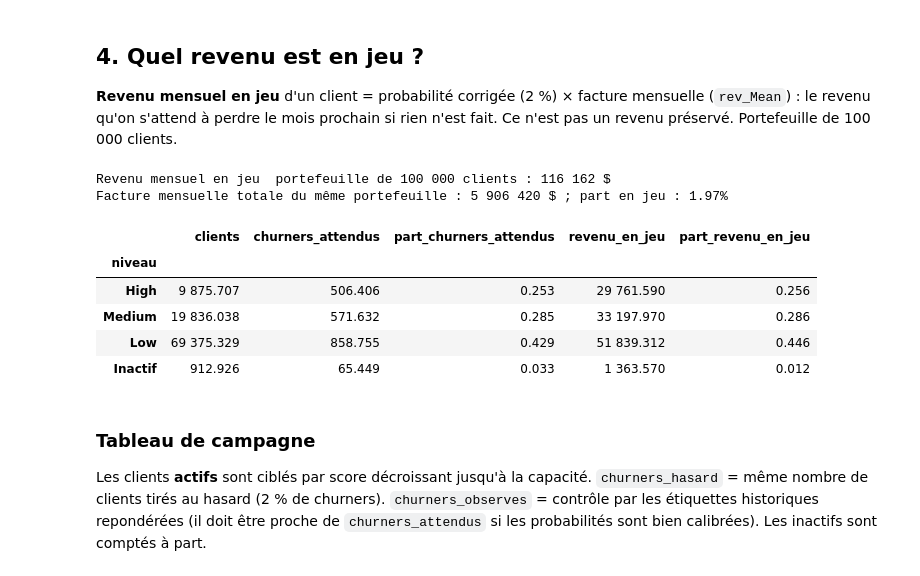
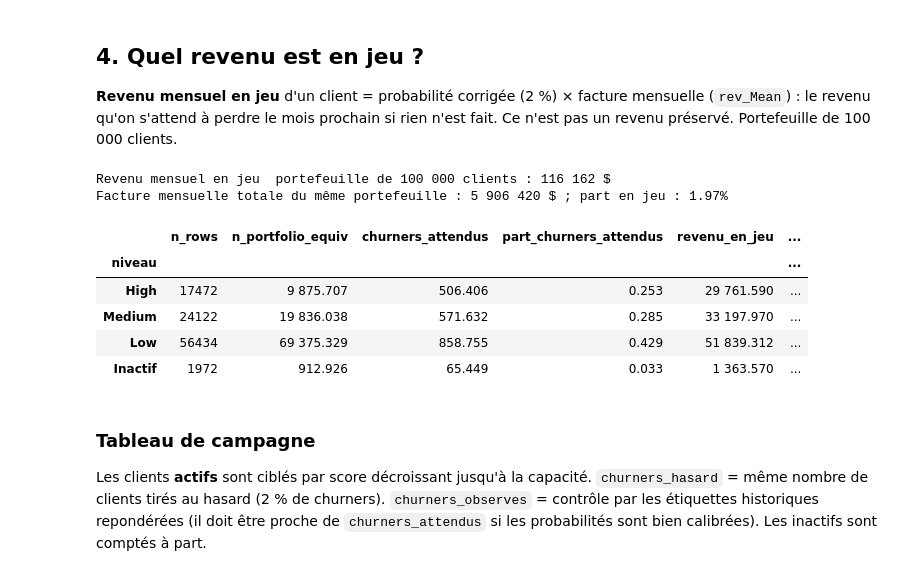
Before and after one commit to malek-ksouri/telecom_churn, a Jupyter notebook: notebooks/08_business_analysis.ipynb, the cells around one changed output. Cells and saved outputs as stored; diff of their text form; code cells hidden in the pictures.

```diff
--- a/notebooks/08_business_analysis.ipynb
+++ b/notebooks/08_business_analysis.ipynb
@@ -338,18 +338,18 @@ Le choix du segment prioritaire dépend donc de l'objectif : **nombre de départ
 # %%
 total = tiers["revenu_en_jeu"].sum()
 print(f"Revenu mensuel en jeu, portefeuille de 100 000 clients : {total:,.0f} $".replace(",", " "))
 bill = tiers["facture_mensuelle"].sum()
 print(f"Facture mensuelle totale du même portefeuille : {bill:,.0f} $ ; part en jeu : {total / bill:.2%}".replace(",", " "))
-tiers[["clients", "churners_attendus", "part_churners_attendus", "revenu_en_jeu", "part_revenu_en_jeu"]]
+tiers[["n_rows", "n_portfolio_equiv", "churners_attendus", "part_churners_attendus", "revenu_en_jeu", "part_revenu_en_jeu"]]
 # %% [output]
 Revenu mensuel en jeu  portefeuille de 100 000 clients : 116 162 $
 Facture mensuelle totale du même portefeuille : 5 906 420 $ ; part en jeu : 1.97%
-|  | clients | churners_attendus | part_churners_attendus | revenu_en_jeu | part_revenu_en_jeu |
-| niveau |  |  |  |  |  |
-| High | 9 875.707 | 506.406 | 0.253 | 29 761.590 | 0.256 |
-| Medium | 19 836.038 | 571.632 | 0.285 | 33 197.970 | 0.286 |
-| Low | 69 375.329 | 858.755 | 0.429 | 51 839.312 | 0.446 |
-| Inactif | 912.926 | 65.449 | 0.033 | 1 363.570 | 0.012 |
+|  | n_rows | n_portfolio_equiv | churners_attendus | part_churners_attendus | revenu_en_jeu | ... |
+| niveau |  |  |  |  |  | ... |
+| High | 17472 | 9 875.707 | 506.406 | 0.253 | 29 761.590 | ... |
+| Medium | 24122 | 19 836.038 | 571.632 | 0.285 | 33 197.970 | ... |
+| Low | 56434 | 69 375.329 | 858.755 | 0.429 | 51 839.312 | ... |
+| Inactif | 1972 | 912.926 | 65.449 | 0.033 | 1 363.570 | ... |
 # %% [markdown]
 ### Tableau de campagne
 
```
Also changed, not shown: parts of 7 cells of this notebook, 26 other files.
